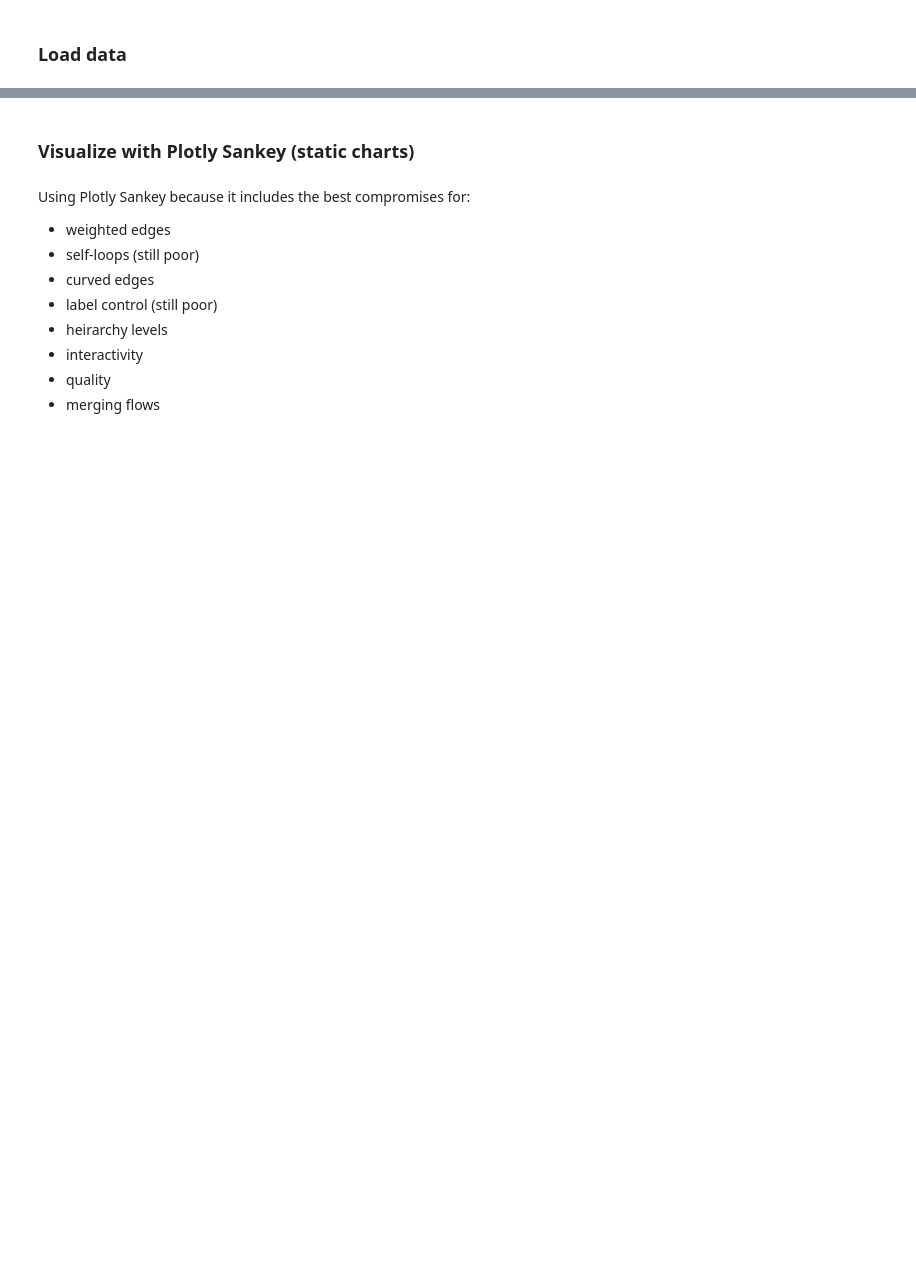
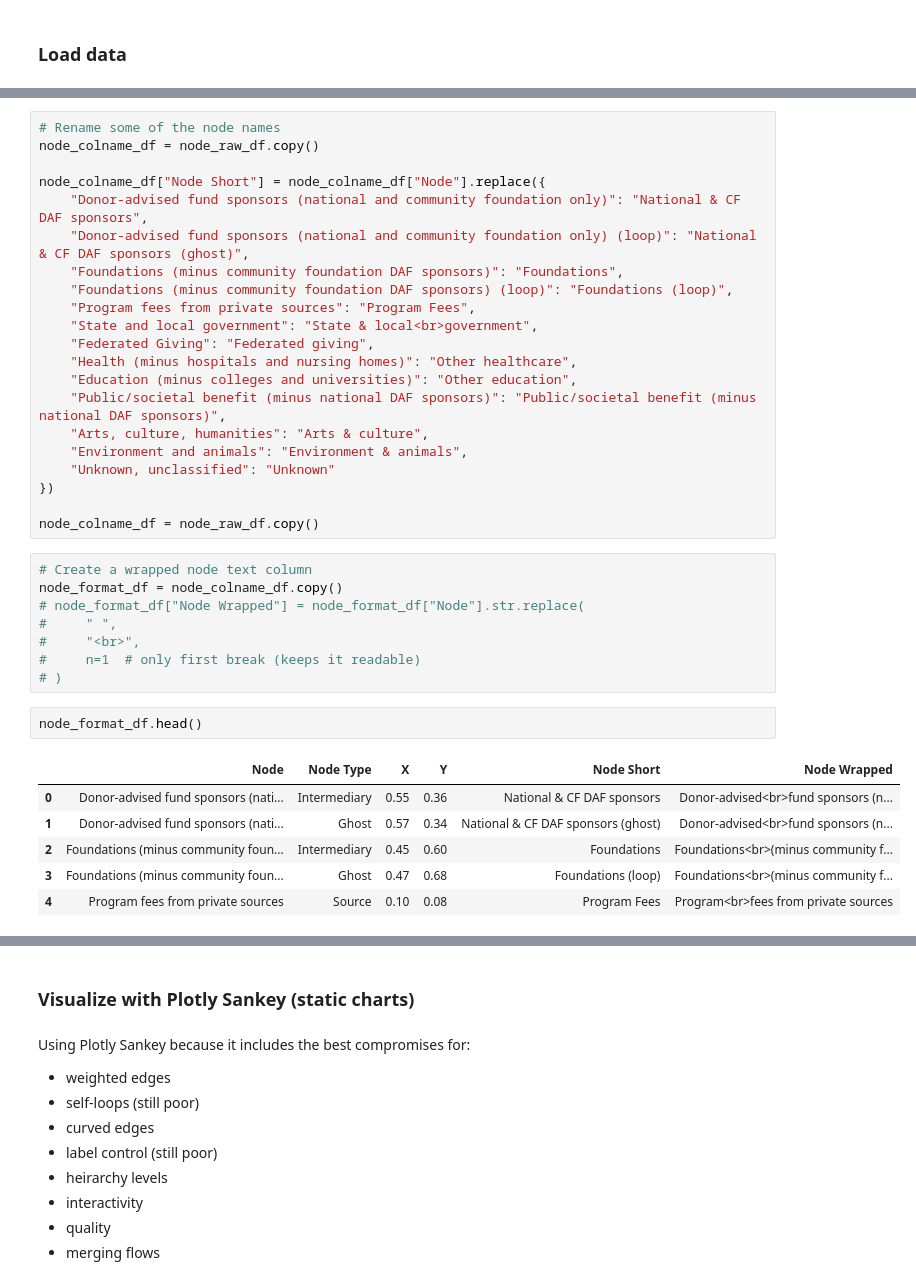
Before and after one commit to HFAwesomeCharts/MCNNonprofitEconomy, a Jupyter notebook: notebooks/MCN_NP_Economy_Figures.ipynb, the cells around one changed output, grey strips where cells are left out. Cells and saved outputs as stored; diff of their text form; blank space fills up the shorter version.

```diff
--- a/notebooks/MCN_NP_Economy_Figures.ipynb
+++ b/notebooks/MCN_NP_Economy_Figures.ipynb
@@ -84,0 +88,38 @@ flow_clean_df.head(13)
+# %%
+# Rename some of the node names
+node_colname_df = node_raw_df.copy()
+
+node_colname_df["Node Short"] = node_colname_df["Node"].replace({
+    "Donor-advised fund sponsors (national and community foundation only)": "National & CF DAF sponsors",
+    "Donor-advised fund sponsors (national and community foundation only) (loop)": "National & CF DAF sponsors (ghost)",
+    "Foundations (minus community foundation DAF sponsors)": "Foundations",
+    "Foundations (minus community foundation DAF sponsors) (loop)": "Foundations (loop)",
+    "Program fees from private sources": "Program Fees",
+    "State and local government": "State & local<br>government",
+    "Federated Giving": "Federated giving",
+    "Health (minus hospitals and nursing homes)": "Other healthcare",
+    "Education (minus colleges and universities)": "Other education",
+    "Public/societal benefit (minus national DAF sponsors)": "Public/societal benefit (minus national DAF sponsors)",
+    "Arts, culture, humanities": "Arts & culture",
+    "Environment and animals": "Environment & animals",
+    "Unknown, unclassified": "Unknown"
+})
+
+node_colname_df = node_raw_df.copy()
+# %%
+# Create a wrapped node text column
+node_format_df = node_colname_df.copy()
+# node_format_df["Node Wrapped"] = node_format_df["Node"].str.replace(
+#     " ",
+#     "<br>",
+#     n=1  # only first break (keeps it readable)
+# )
+# %%
+node_format_df.head()
+# %% [output]
+|  | Node | Node Type | X | Y | Node Short | Node Wrapped |
+| 0 | Donor-advised fund sponsors (nati... | Intermediary | 0.55 | 0.36 | National & CF DAF sponsors | Donor-advised<br>fund sponsors (n... |
+| 1 | Donor-advised fund sponsors (nati... | Ghost | 0.57 | 0.34 | National & CF DAF sponsors (ghost) | Donor-advised<br>fund sponsors (n... |
+| 2 | Foundations (minus community foun... | Intermediary | 0.45 | 0.60 | Foundations | Foundations<br>(minus community f... |
+| 3 | Foundations (minus community foun... | Ghost | 0.47 | 0.68 | Foundations (loop) | Foundations<br>(minus community f... |
+| 4 | Program fees from private sources | Source | 0.10 | 0.08 | Program Fees | Program<br>fees from private sources |
```
Also changed, not shown: parts of 18 cells of this notebook, 3 other files.
